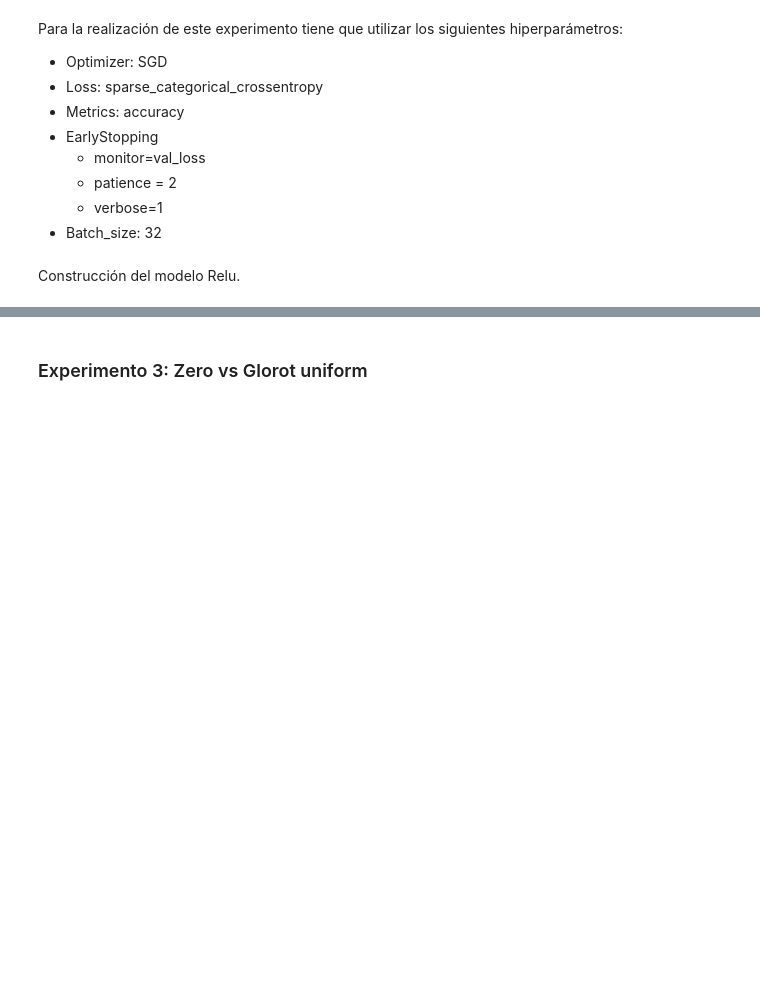
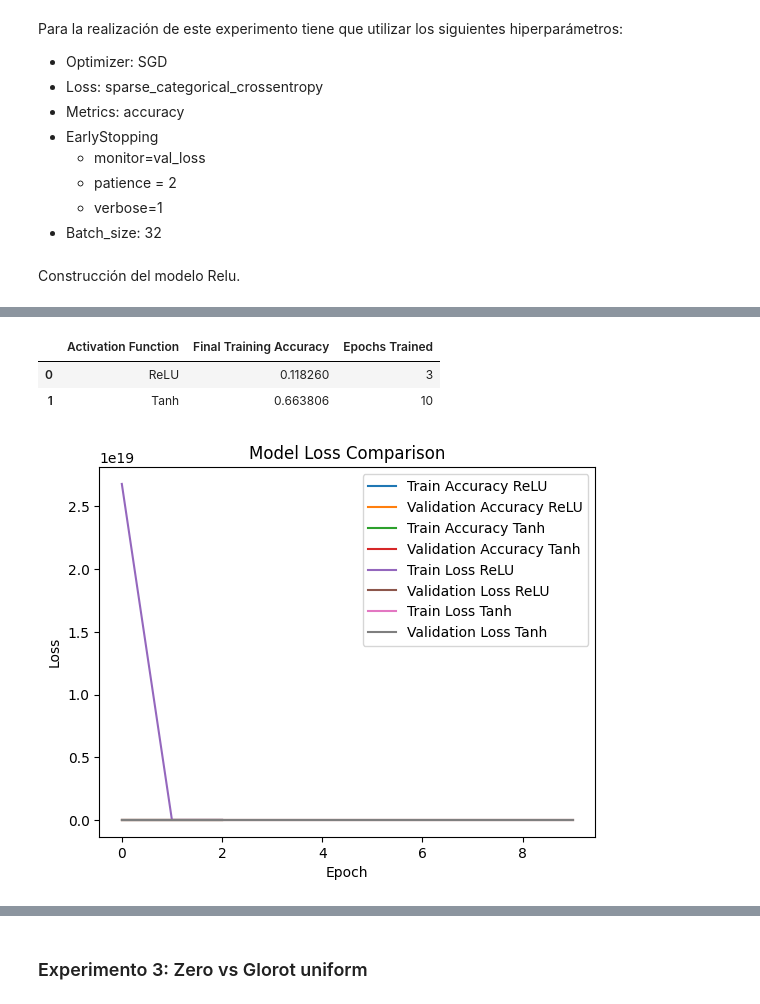
Before and after one commit to adronmarsh/IA, a Jupyter notebook: Sistemas_de_Aprendizaje_Automático/U005-Entrenamiento_redes_neuronales/Funciones_de_activación/LAB3/Lab_3_Experimentación_de_hiperparametros.ipynb, the cells around one changed output, grey strips where cells are left out. Cells and saved outputs as stored; diff of their text form; code cells hidden in the pictures; blank space fills up the shorter version.

```diff
--- a/Sistemas_de_Aprendizaje_Automático/U005-Entrenamiento_redes_neuronales/Funciones_de_activación/LAB3/Lab_3_Experimentación_de_hiperparametros.ipynb
+++ b/Sistemas_de_Aprendizaje_Automático/U005-Entrenamiento_redes_neuronales/Funciones_de_activación/LAB3/Lab_3_Experimentación_de_hiperparametros.ipynb
@@ -351,0 +409,28 @@ Construcción del modelo Relu.
+# %%
+# Definición del modelo utilizando Tanh
+model_tanh = Sequential([
+    Conv2D(32, (3, 3), activation='tanh', input_shape=(64, 64, 3)),
+    MaxPooling2D((2, 2)),
+    Conv2D(64, (3, 3), activation='tanh'),
+    MaxPooling2D((2, 2)),
+    Conv2D(128, (3, 3), activation='tanh'),
+    MaxPooling2D((2, 2)),
+    Flatten(),
+    Dense(128, activation='tanh'),
+    Dropout(0.5),
+    Dense(num_classes, activation='softmax')
+])
+model_tanh.summary()
+
+# Compilación del modelo con Tanh
+model_tanh.compile(optimizer=SGD(),
+                   loss='sparse_categorical_crossentropy',
+                   metrics=['accuracy'])
+
+# Configuración de EarlyStopping
+early_stopping = EarlyStopping(monitor='val_loss', patience=2, verbose=1)
+
+# Entrenamiento del modelo con Tanh
+history_tanh = model_tanh.fit(x_train, y_train, epochs=10, batch_size=32,
+                              validation_data=(x_test, y_test),
+                              callbacks=[early_stopping])
@@ -351,0 +475,25 @@ Construcción del modelo Relu.
+# %%
+# Para el modelo ReLU
+final_accuracy_relu = history_relu.history['accuracy'][-1]  # Acceder al último valor de accuracy de entrenamiento
+epochs_trained_relu = len(history_relu.history['accuracy'])  # Número de epochs completadas
+
+# Para el modelo Tanh
+final_accuracy_tanh = history_tanh.history['accuracy'][-1]  # Acceder al último valor de accuracy de entrenamiento
+epochs_trained_tanh = len(history_tanh.history['accuracy'])  # Número de epochs completadas
+
+# Crear un DataFrame con esta información
+df_results = pd.DataFrame({
+    'Activation Function': ['ReLU', 'Tanh'],
+    'Final Training Accuracy': [final_accuracy_relu, final_accuracy_tanh],
+    'Epochs Trained': [epochs_trained_relu, epochs_trained_tanh]
+})
+
+df_results.head()
+# %% [output]
+|  | Activation Function | Final Training Accuracy | Epochs Trained |
+| 0 | ReLU | 0.118260 | 3 |
+| 1 | Tanh | 0.663806 | 10 |
+# %%
+plot_compare_accs(history_relu, history_tanh)
+# %% [output]
+[figure, added]
```
Also changed, not shown: parts of 11 cells of this notebook.
